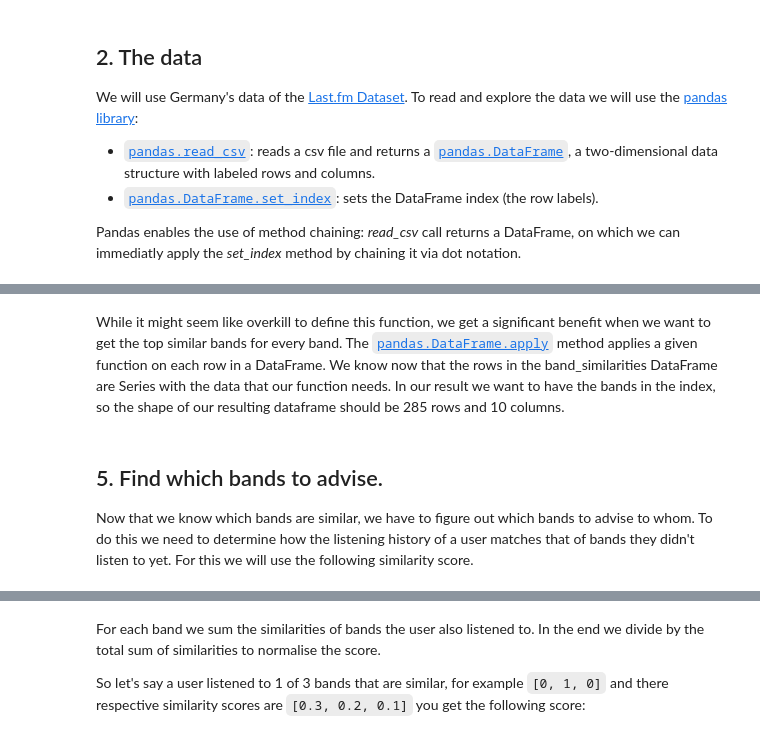
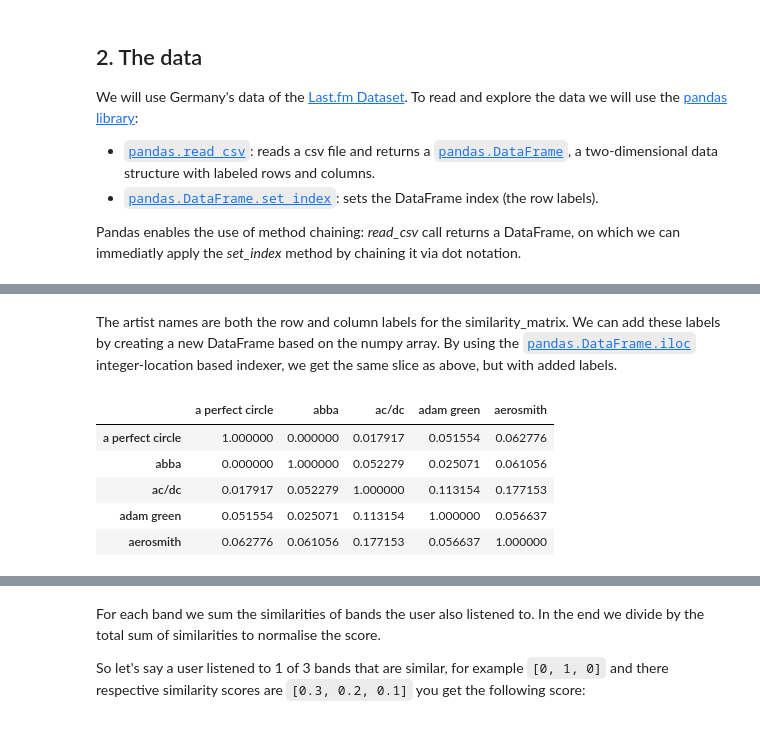
Before and after one commit to pbutenee/ml-tutorial, a Jupyter notebook: source/1/recommendation_engine.ipynb, the cells around one changed output, grey strips where cells are left out. Saved outputs shown, nothing was run; the diff lists cells and outputs as text; code cells hidden in the pictures.

Commit message:
changing to tidy data

```diff
--- a/source/1/recommendation_engine.ipynb
+++ b/source/1/recommendation_engine.ipynb
@@ -108,2 +64,0 @@ assert get_top_similar_bands(example_band).__class__ == pd.Index
-# %% [markdown]
-While it might seem like overkill to define this function, we get a significant benefit when we want to get the top similar bands for every band. The [`pandas.DataFrame.apply`](https://pandas.pydata.org/pandas-docs/stable/reference/api/pandas.DataFrame.apply.html) method applies a given function on each row in a DataFrame. We know now that the rows in the band_similarities DataFrame are Series with the data that our function needs. In our result we want to have the bands in the index, so the shape of our resulting dataframe should be 285 rows and 10 columns.
@@ -121,4 +65,19 @@ top_n_similar_bands.head()
-# %% [markdown]
-## 5. Find which bands to advise.
-
-Now that we know which bands are similar, we have to figure out which bands to advise to whom. To do this we need to determine how the listening history of a user matches that of bands they didn't listen to yet. For this we will use the following similarity score.
+# %% [markdown]
+The artist names are both the row and column labels for the similarity_matrix. We can add these labels by creating a new DataFrame based on the numpy array. By using the [`pandas.DataFrame.iloc`](https://pandas.pydata.org/pandas-docs/stable/reference/api/pandas.DataFrame.iloc.html) integer-location based indexer, we get the same slice as above, but with added labels.
+# %%
+### BEGIN SOLUTION
+artist_similarities = pd.DataFrame(similarity_matrix, index=data.columns, columns=data.columns)
+### END SOLUTION
+# artist_similarities = pd.DataFrame( ? , index=data.columns, columns= ? )
+
+assert np.array_equal(artist_similarities.columns, data.columns)
+assert artist_similarities.shape == similarity_matrix.shape
+
+artist_similarities.iloc[:5, :5]
+# %% [output]
+|  | a perfect circle | abba | ac/dc | adam green | aerosmith |
+| a perfect circle | 1.000000 | 0.000000 | 0.017917 | 0.051554 | 0.062776 |
+| abba | 0.000000 | 1.000000 | 0.052279 | 0.025071 | 0.061056 |
+| ac/dc | 0.017917 | 0.052279 | 1.000000 | 0.113154 | 0.177153 |
+| adam green | 0.051554 | 0.025071 | 0.113154 | 1.000000 | 0.056637 |
+| aerosmith | 0.062776 | 0.061056 | 0.177153 | 0.056637 | 1.000000 |
```
Also changed, not shown: parts of 63 cells of this notebook.
